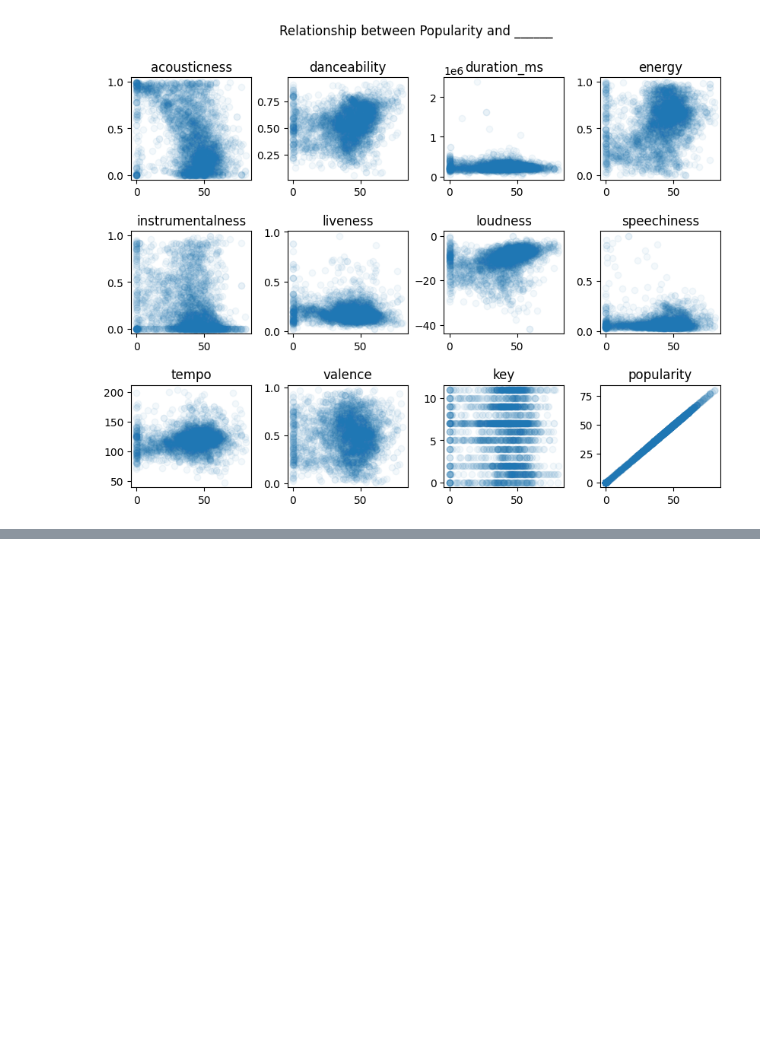
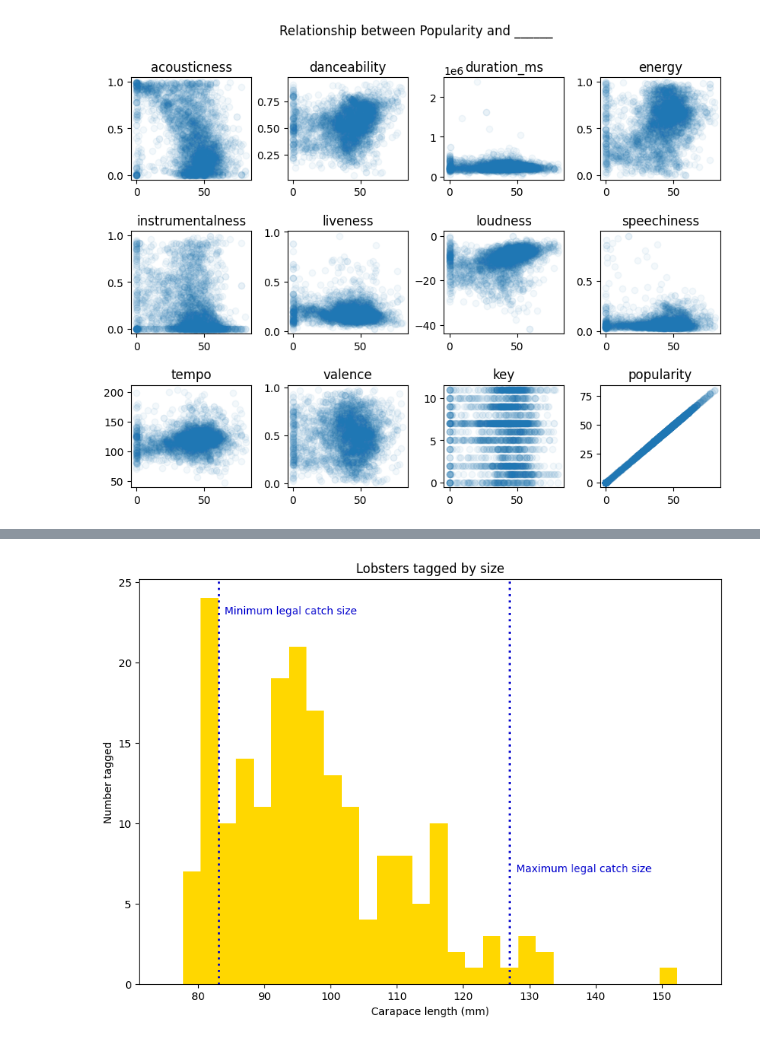
Before and after one commit to AI-human/codecademy_matplotlib_and_seaborn_tuitorial, a Jupyter notebook: Matplotlib.ipynb, the cells around one changed output, grey strips where cells are left out. Cells and saved outputs as stored; diff of their text form; code cells hidden in the pictures; blank space fills up the shorter version.

```diff
--- a/Matplotlib.ipynb
+++ b/Matplotlib.ipynb
@@ -212,0 +316,13 @@ plt.show()
+# %%
+## YOUR SOLUTION HERE ##
+plt.hist(hist_data.carapace_length, bins=30, range=(75,155), color='gold')
+plt.title('Lobsters tagged by size')
+plt.ylabel('Number tagged')
+plt.xlabel('Carapace length (mm)')
+plt.axline((83, 0), (83, 1), linewidth=2, dashes=(1,2), color='mediumblue')
+plt.axline((127, 0), (127, 1), linewidth=2, dashes=(1,2), color='mediumblue')
+plt.annotate('Minimum legal catch size', (84, 23), color='mediumblue')
+plt.annotate('Maximum legal catch size', (128, 7), color='mediumblue')
+plt.show()
+# %% [output]
+[figure, added]
```
Also changed, not shown: parts of 16 cells of this notebook, 2 other files.
